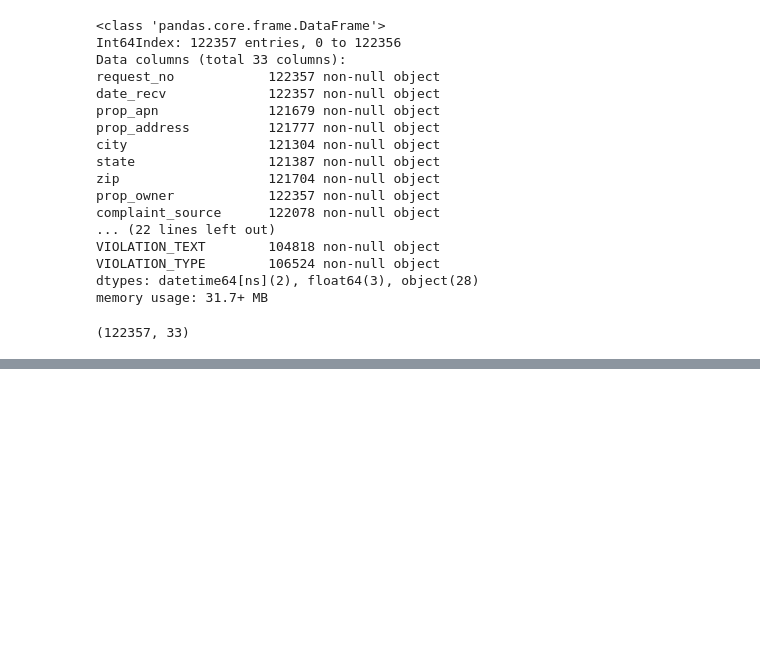
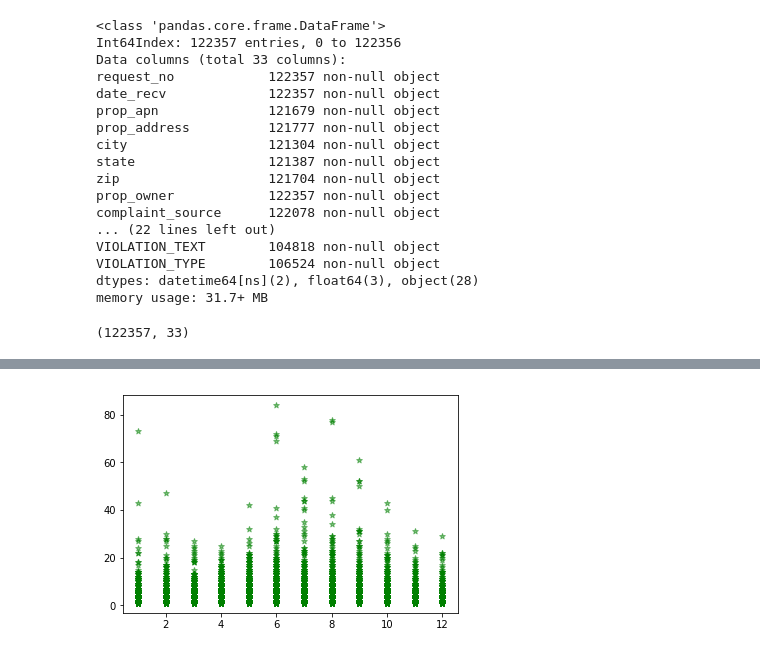
Before and after one commit to DataScienceBS/data-question-2-tornado-bombers, a Jupyter notebook: DQ2_SQL into Python.ipynb, the cells around one changed output, grey strips where cells are left out. Saved outputs shown, nothing was run; the diff lists cells and outputs as text; code cells hidden in the pictures; blank space fills up the shorter version.

```diff
--- a/DQ2_SQL into Python.ipynb
+++ b/DQ2_SQL into Python.ipynb
@@ -679,0 +742,7 @@ from bokeh.models import (
+# %%
+#SQL statement to count number of violations per date
+connection = engine.connect()
+vio_by_date = connection.execute("SELECT date_recv, zip, count(date_recv) as count from property_standards_violations group by date_recv, zip")
+vio_by_zip = DataFrame(vio_by_date.fetchall())
+vio_by_zip.columns = vio_by_date.keys()
+print(vio_by_zip.head(15))
@@ -679,0 +782,7 @@ from bokeh.models import (
+# %%
+dates_received = list(vio_by_zip['date_recv'].astype('str'))
+months = []
+for date in dates_received:
+    months.append(date[5:7])
+vio_by_zip['months'] = pd.Series(months)
+vio_by_zip.head(10)
@@ -679,0 +801,5 @@ from bokeh.models import (
+# %%
+plt.scatter(vio_by_zip['months'], vio_by_zip['count'], c="g", alpha=0.5, marker='*')
+plt.show()
+# %% [output]
+[figure, added]
```
Also changed, not shown: parts of 20 cells of this notebook, 5 other files.
